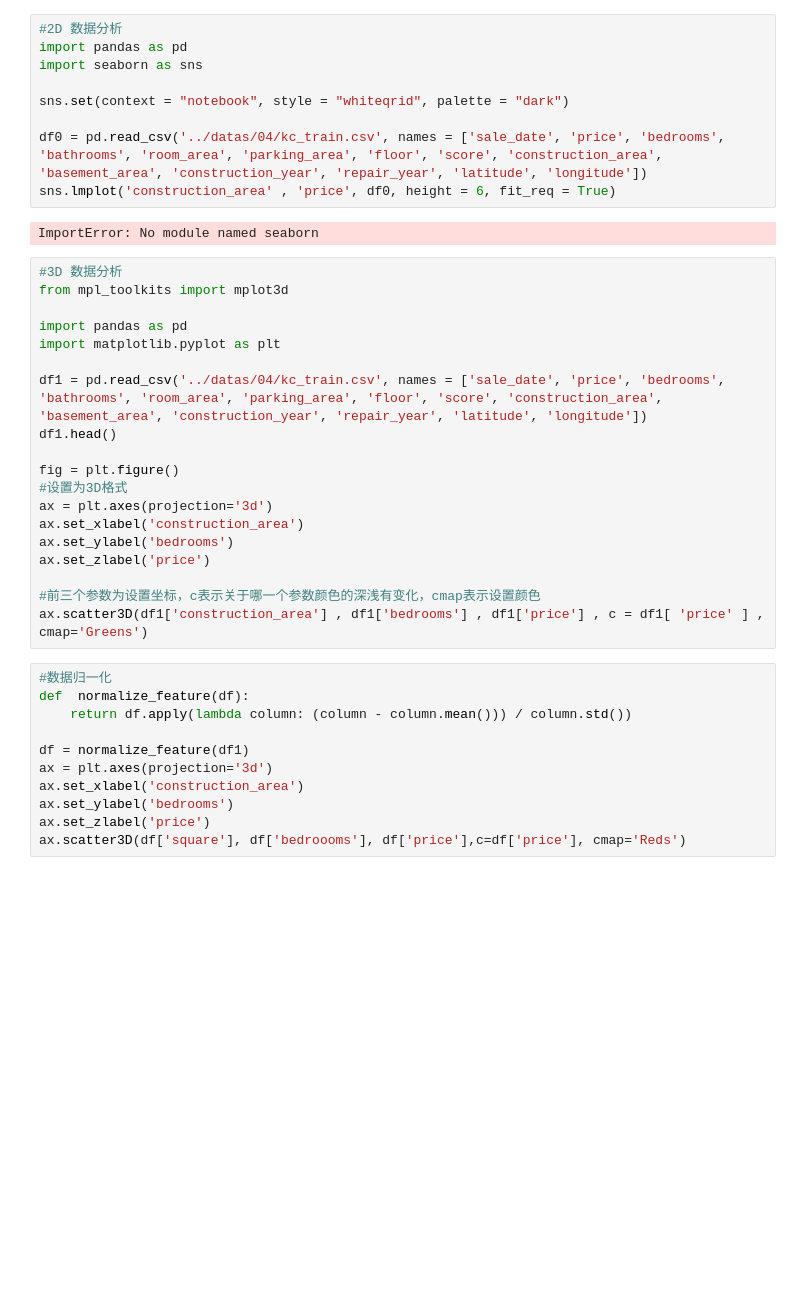
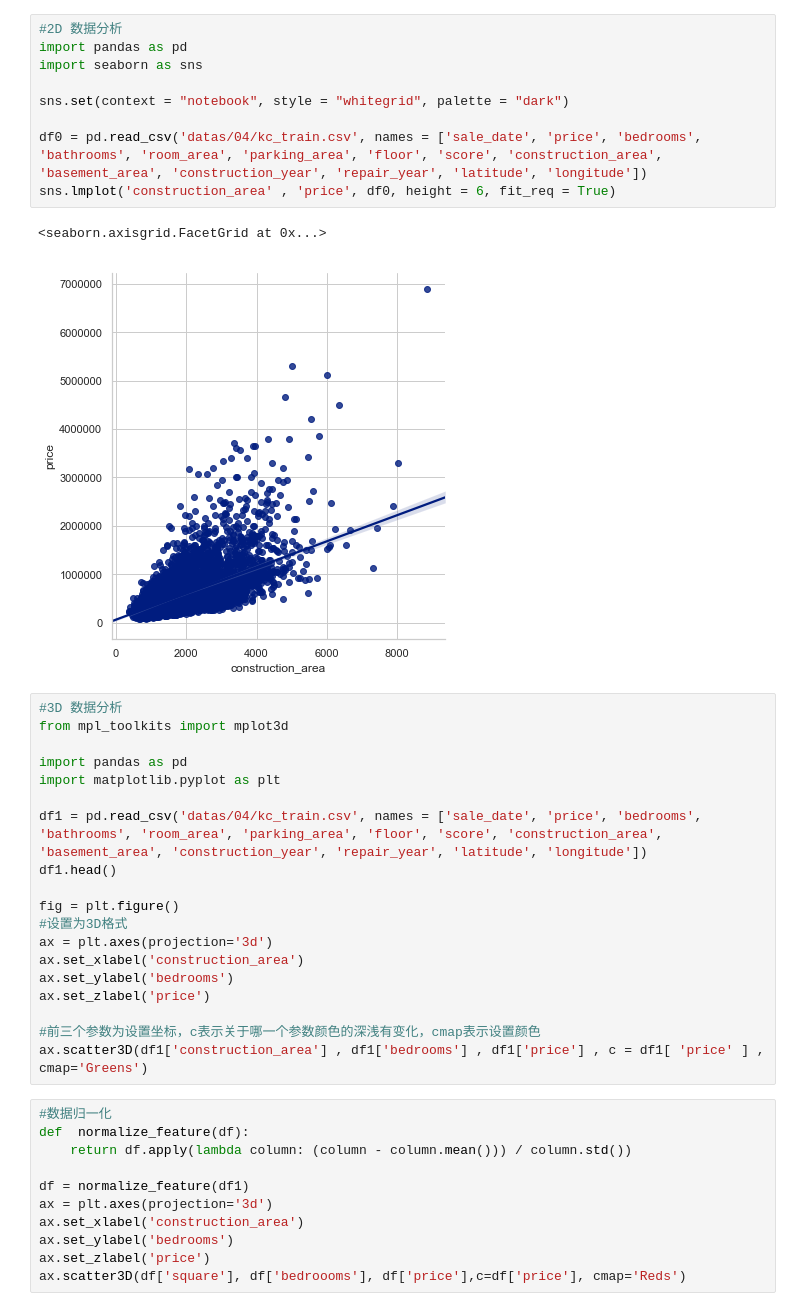
Before and after one commit to potteryorchid/jupyter-notebooks, a Jupyter notebook: tensorflow/04.action.ipynb, the cells around one changed output. Cells and saved outputs as stored; diff of their text form; blank space fills up the shorter version.

```diff
--- a/tensorflow/04.action.ipynb
+++ b/tensorflow/04.action.ipynb
@@ -180,14 +180,15 @@ $$h_{\theta}(x)=\theta_0 + \theta_1 x_1 + \theta_2 x_2 = \theta^T X$$
 # %%
 #2D 数据分析
 import pandas as pd
 import seaborn as sns
 
-sns.set(context = "notebook", style = "whiteqrid", palette = "dark")
+sns.set(context = "notebook", style = "whitegrid", palette = "dark")
 
-df0 = pd.read_csv('../datas/04/kc_train.csv', names = ['sale_date', 'price', 'bedrooms', 'bathrooms', 'room_area', 'parking_area', 'floor', 'score', 'construction_area', 'basement_area', 'construction_year', 'repair_year', 'latitude', 'longitude'])
+df0 = pd.read_csv('datas/04/kc_train.csv', names = ['sale_date', 'price', 'bedrooms', 'bathrooms', 'room_area', 'parking_area', 'floor', 'score', 'construction_area', 'basement_area', 'construction_year', 'repair_year', 'latitude', 'longitude'])
 sns.lmplot('construction_area' , 'price', df0, height = 6, fit_req = True)
 # %% [output]
-ImportError: No module named seaborn
+<seaborn.axisgrid.FacetGrid at 0x...>
+[figure, added]
 # %%
 #3D 数据分析
 from mpl_toolkits import mplot3d
@@ -195,7 +196,7 @@ from mpl_toolkits import mplot3d
 import pandas as pd
 import matplotlib.pyplot as plt
 
-df1 = pd.read_csv('../datas/04/kc_train.csv', names = ['sale_date', 'price', 'bedrooms', 'bathrooms', 'room_area', 'parking_area', 'floor', 'score', 'construction_area', 'basement_area', 'construction_year', 'repair_year', 'latitude', 'longitude'])
+df1 = pd.read_csv('datas/04/kc_train.csv', names = ['sale_date', 'price', 'bedrooms', 'bathrooms', 'room_area', 'parking_area', 'floor', 'score', 'construction_area', 'basement_area', 'construction_year', 'repair_year', 'latitude', 'longitude'])
 df1.head()
 
 fig = plt.figure()
```
